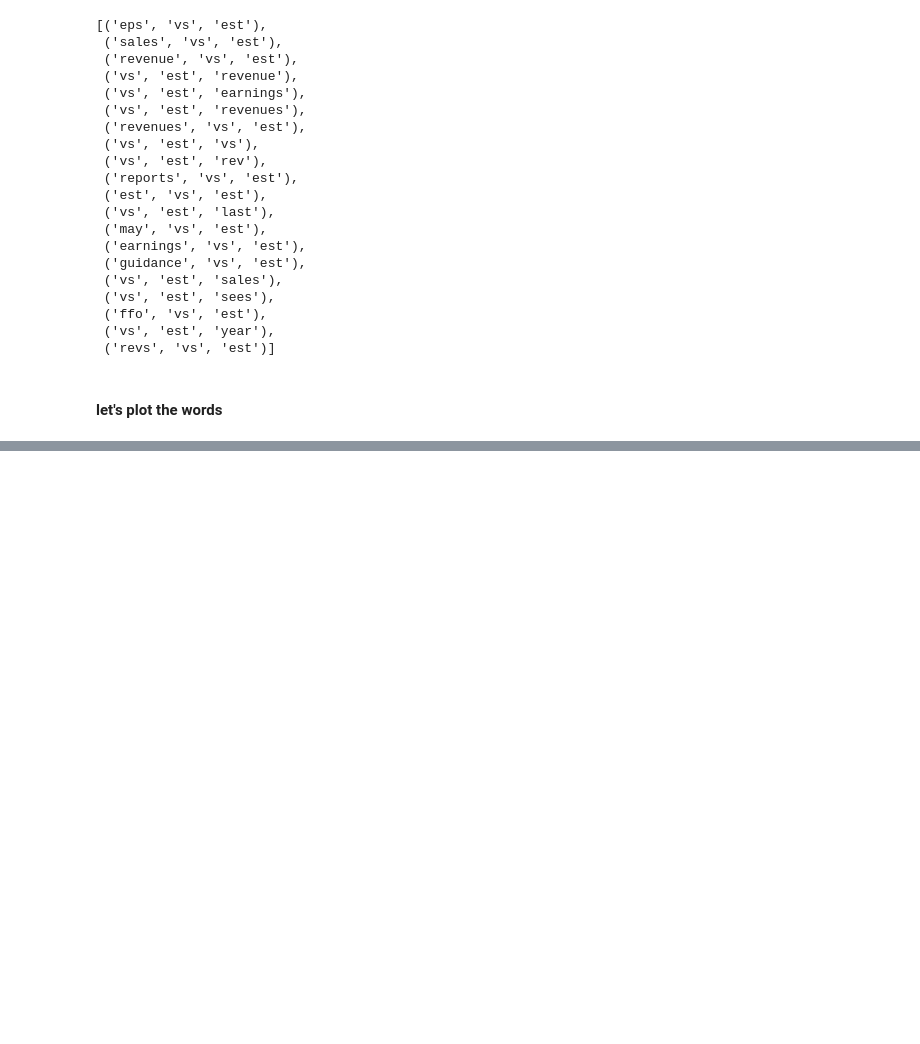
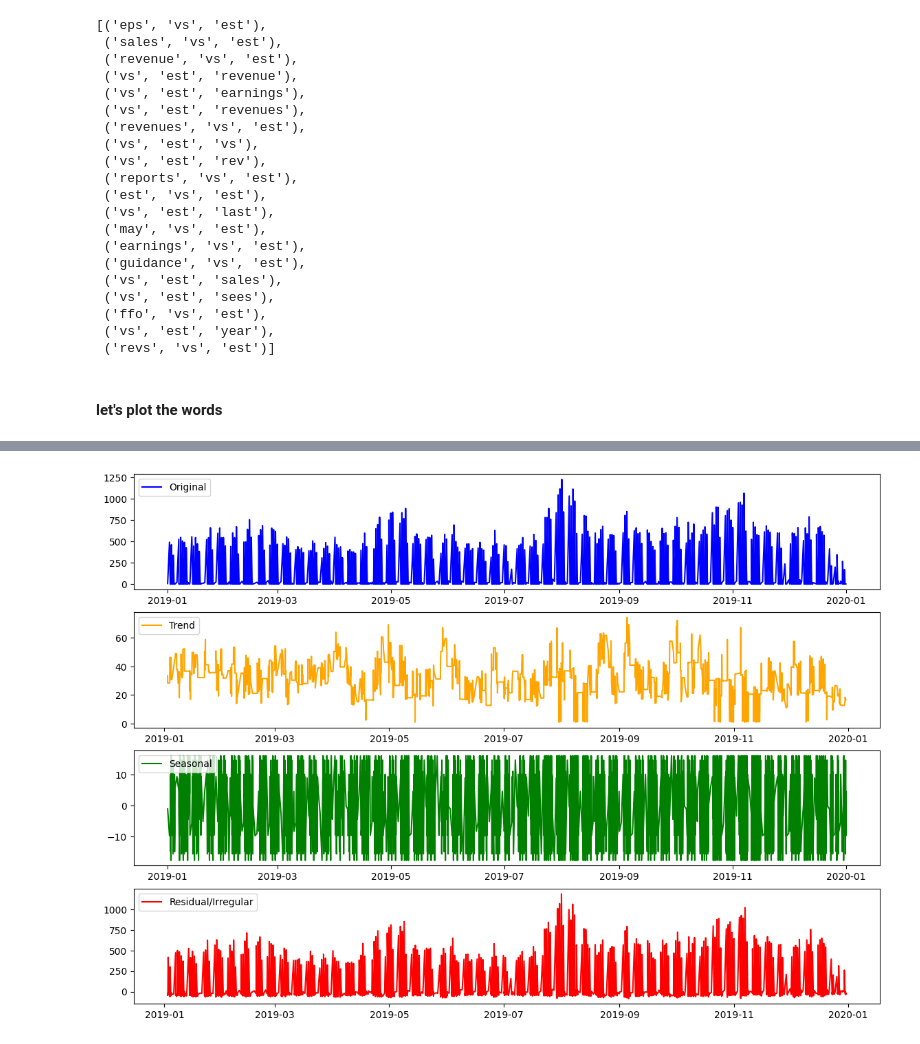
Before and after one commit to Bereket-07/Financial-News-Sentiment-and-Stock-Market-Analysis, a Jupyter notebook: notebooks/myNoteBook.ipynb, the cells around one changed output, grey strips where cells are left out. Cells and saved outputs as stored; diff of their text form; code cells hidden in the pictures; blank space fills up the shorter version.

Commit message:
working on the time series anlaysis

```diff
--- a/notebooks/myNoteBook.ipynb
+++ b/notebooks/myNoteBook.ipynb
@@ -758,0 +813,10 @@ plt.show()
+# %%
+# daily_headlines = df2.groupby(df1.index).size()
+# daily_headlines.describe()
+# # let's createa a dataframe for the headline count only
+# time_series_data_of_headline_count = pd.DataFrame({'Headlines_Count': daily_headlines})
+# time_series_data_of_headline_count.head()
+time_series_analysis = Time_series_analysis()
+# %%
+time_series_data_of_headline_count = time_series_analysis.time_stamp_by_year(0)
+time_series_data_of_headline_count.head()
@@ -758,0 +831,4 @@ plt.show()
+# %%
+time_series_analysis.plot_time_series(time_series_data_of_headline_count)
+# %% [output]
+[figure, added]
```
Also changed, not shown: parts of 11 cells of this notebook.
